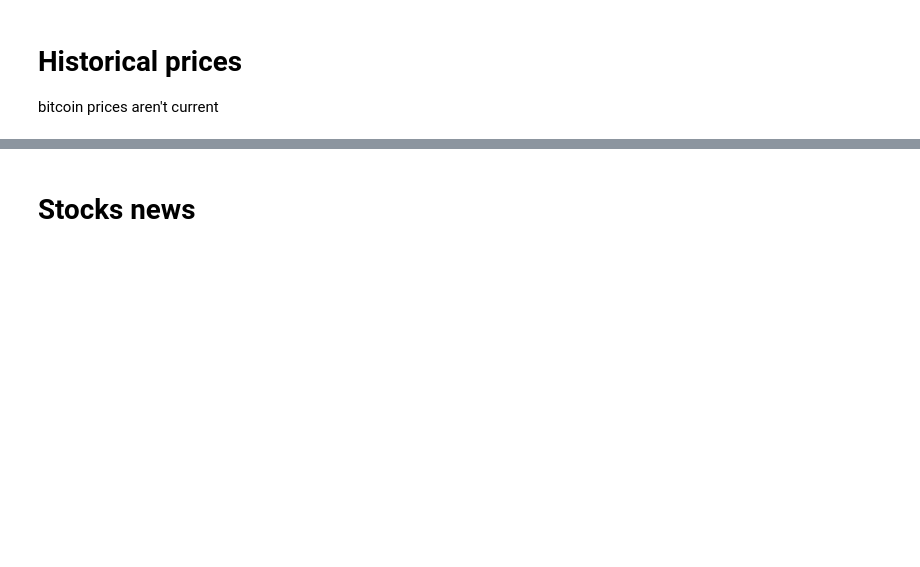
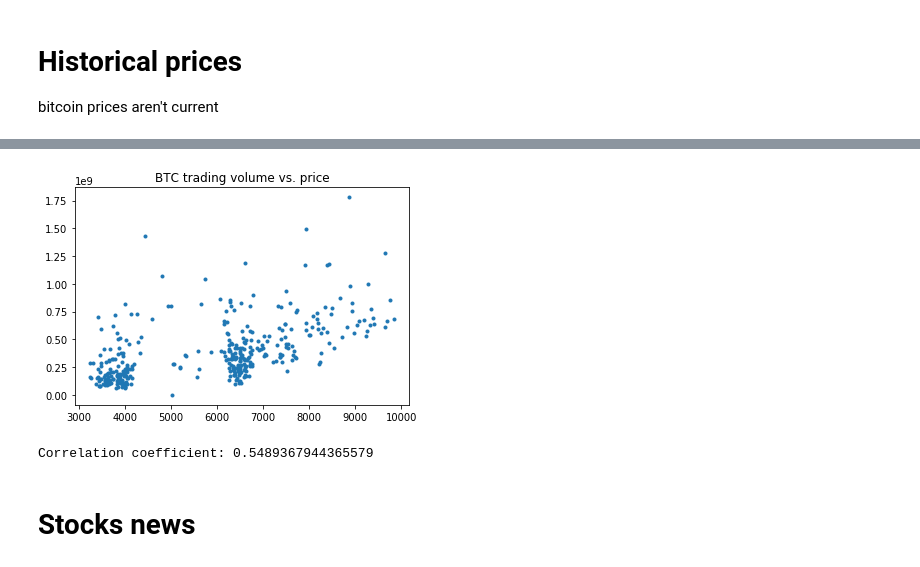
Before and after one commit to journeymanroland/unibit-first-look, a Jupyter notebook: unibit-api.ipynb, the cells around one changed output, grey strips where cells are left out. Cells and saved outputs as stored; diff of their text form; code cells hidden in the pictures; blank space fills up the shorter version.

```diff
--- a/unibit-api.ipynb
+++ b/unibit-api.ipynb
@@ -87,3 +88,14 @@ plt.show()
+# %%
+# relationship between BTC trading volume and price
+plt.plot(btc_frame.close, btc_frame.volume, '.')
+plt.title("BTC trading volume vs. price")
+plt.show()
+
+# correlation between Bitcoin price and volume
+print("Correlation coefficient:", np.corrcoef(btc_frame.volume, btc_frame.close)[0,1])
+# %% [output]
+[figure, added]
+Correlation coefficient: 0.5489367944365579
 # %% [markdown]
 # Stocks news
 # %%
```
Also changed, not shown: parts of 3 cells of this notebook.
